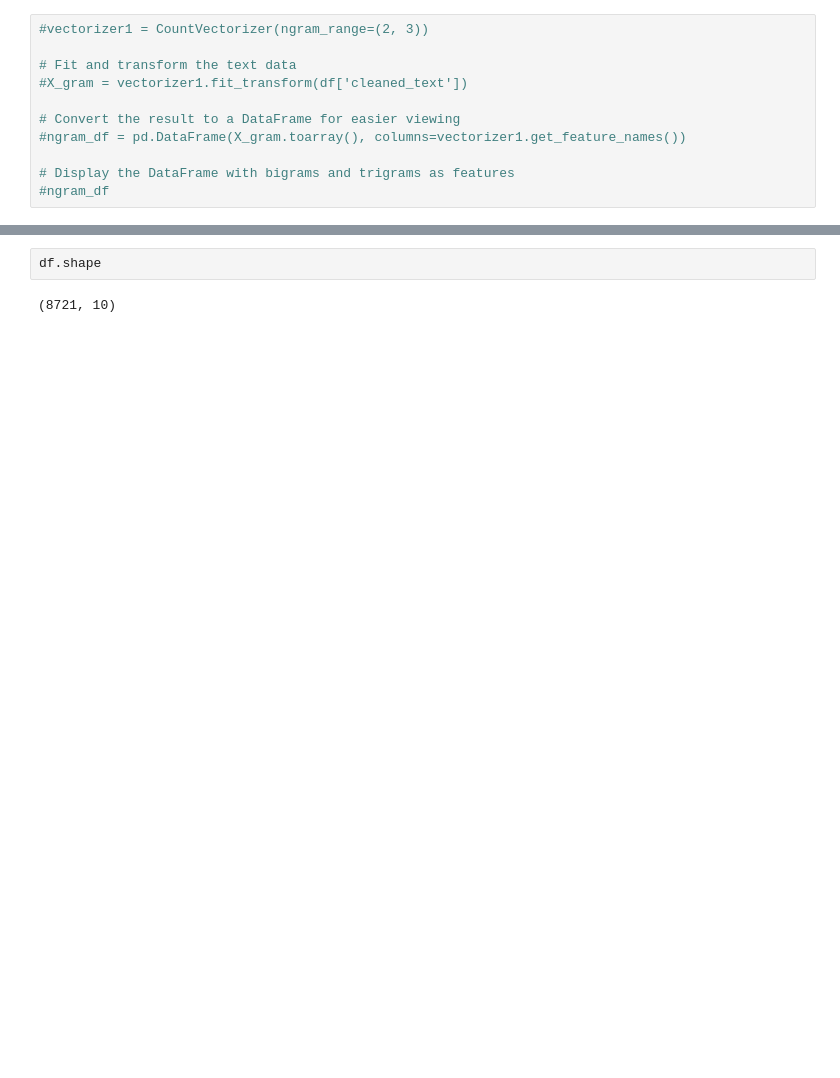
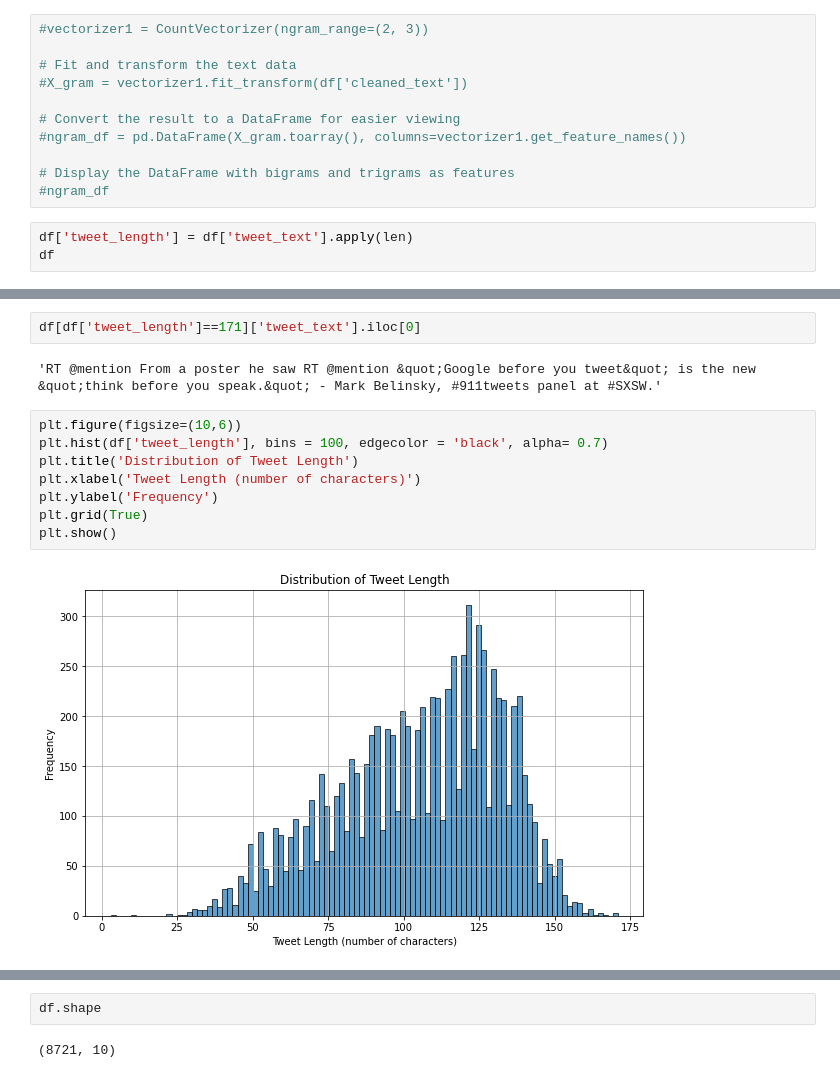
Before and after one commit to byrdwcrawford/NLP-Sentiment-Classification, a Jupyter notebook: NLP Notebook.ipynb, the cells around one changed output, grey strips where cells are left out. Saved outputs shown, nothing was run; the diff lists cells and outputs as text; blank space fills up the shorter version.

```diff
--- a/NLP Notebook.ipynb
+++ b/NLP Notebook.ipynb
@@ -449,3 +482,6 @@ plt.show()
 
 # Display the DataFrame with bigrams and trigrams as features
 #ngram_df
+# %%
+df['tweet_length'] = df['tweet_text'].apply(len)
+df
@@ -451,0 +514,14 @@ plt.show()
+# %%
+df[df['tweet_length']==171]['tweet_text'].iloc[0]
+# %% [output]
+'RT @mention From a poster he saw RT @mention &quot;Google before you tweet&quot; is the new &quot;think before you speak.&quot; - Mark Belinsky, #911tweets panel at #SXSW.'
+# %%
+plt.figure(figsize=(10,6))
+plt.hist(df['tweet_length'], bins = 100, edgecolor = 'black', alpha= 0.7)
+plt.title('Distribution of Tweet Length')
+plt.xlabel('Tweet Length (number of characters)')
+plt.ylabel('Frequency')
+plt.grid(True)
+plt.show()
+# %% [output]
+[figure, added]
```
Also changed, not shown: parts of 27 cells of this notebook.
